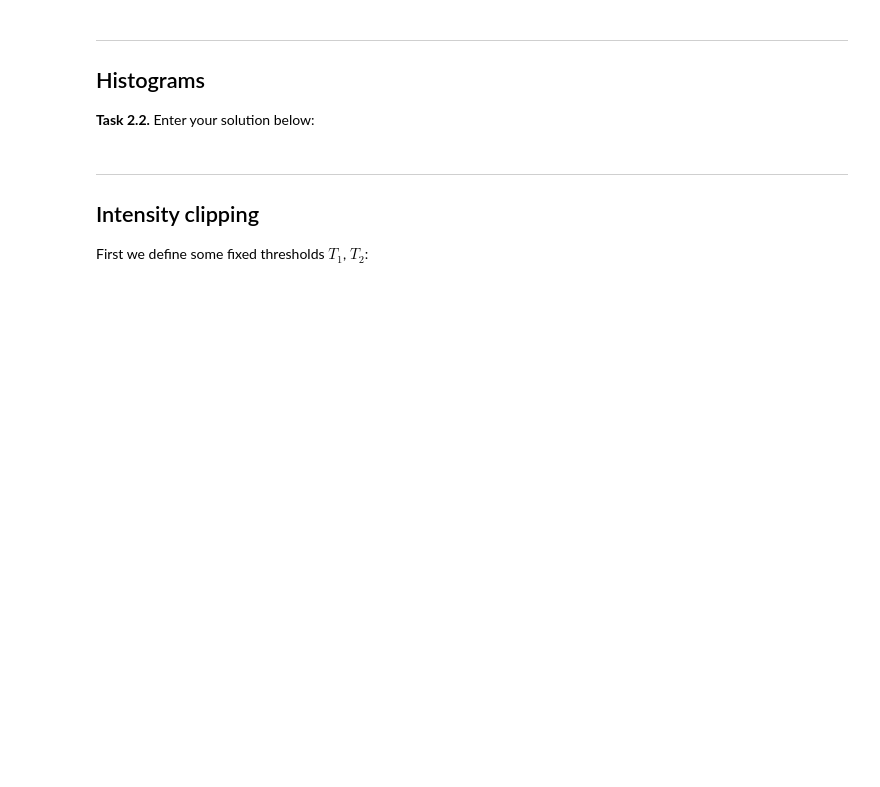
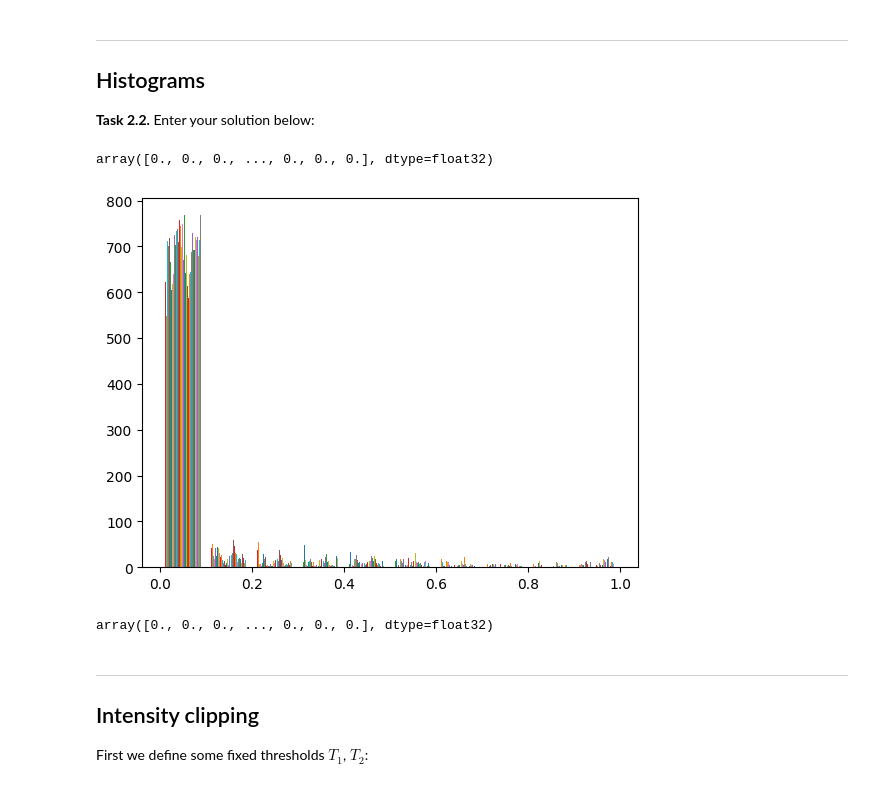
Before and after one commit to Recent-shneedle/mobi-fs3-python, a Jupyter notebook: task2.ipynb, the cells around one changed output. Cells and saved outputs as stored; diff of their text form; code cells hidden in the pictures; blank space fills up the shorter version.

```diff
--- a/task2.ipynb
+++ b/task2.ipynb
@@ -23,6 +24,17 @@ plt.colorbar()
 ## Histograms
 
 **<a id="#">Task 2.2.</a>** Enter your solution below:
+# %%
+img = plt.imread("data/cells.png")
+plt.hist(img)
+img.flatten()
+# %% [output]
+array([0., 0., 0., ..., 0., 0., 0.], dtype=float32)
+[figure, added]
+# %%
+img.flatten()
+# %% [output]
+array([0., 0., 0., ..., 0., 0., 0.], dtype=float32)
 # %% [markdown]
 ---
 
```
Also changed, not shown: parts of 3 cells of this notebook.
